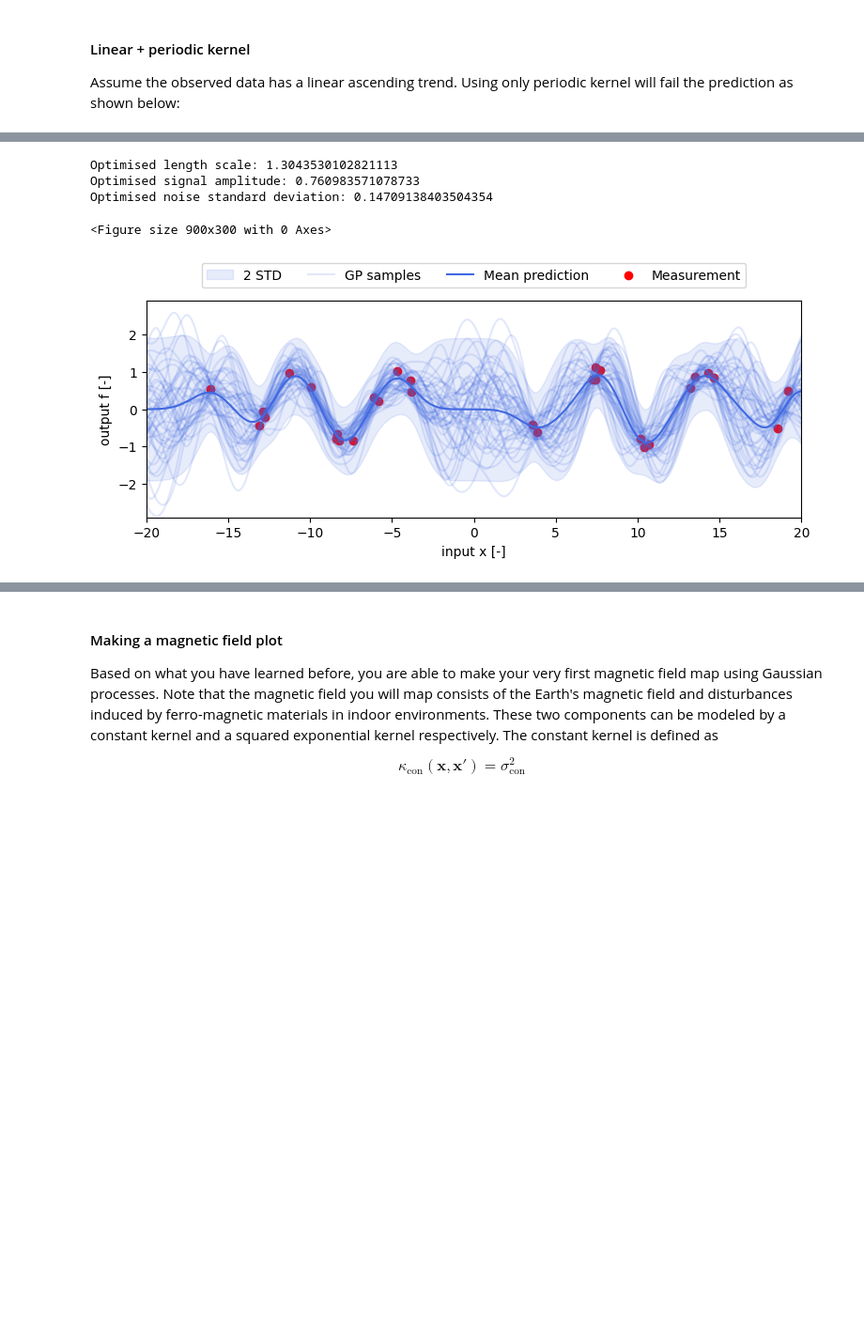
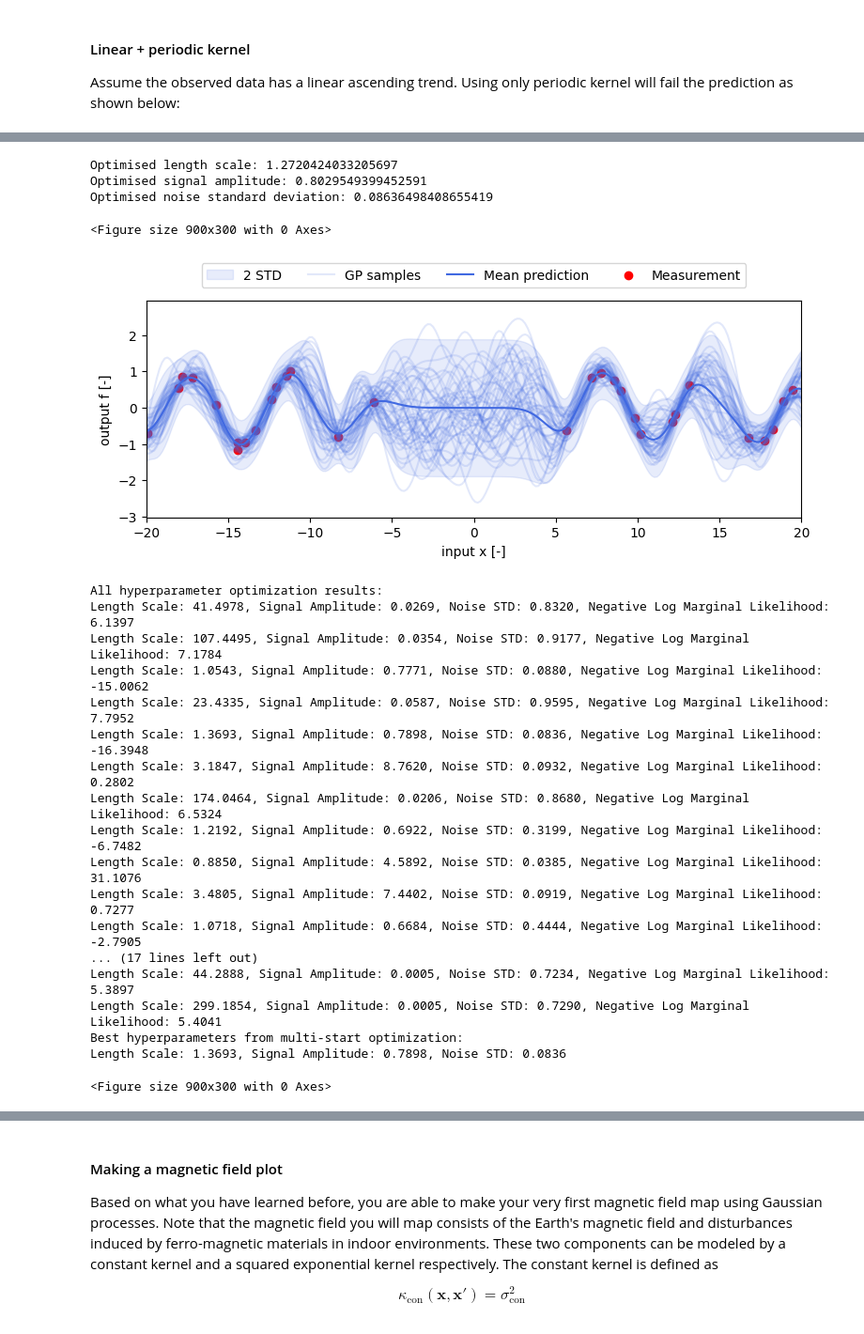
Before and after one commit to jackh1nes/PSF_Assignments, a Jupyter notebook: Assignment 3/assignment3_10.ipynb, the cells around one changed output, grey strips where cells are left out. Shown at 94% size. Saved outputs shown, nothing was run; the diff lists cells and outputs as text; code cells hidden in the pictures; blank space fills up the shorter version.

```diff
--- a/Assignment 3/assignment3_10.ipynb
+++ b/Assignment 3/assignment3_10.ipynb
@@ -447,7 +448,7 @@ def samplingFromPosterior(xPosterior, xPrior, fprior, lengthScaleSE, signalAmpli
 
 
 # these parameters can be tuned
-lengthScaleSE = 1
+lengthScaleSE = 5
 signalAmplitudeSE = 0.5
 
 ''' Code for plotting: Do not change code below '''
@@ -766,38 +773,91 @@ If you are interested in the under the hood functions: we re-paramaterise the hy
     - noiseVariance
     then transform to log space '''
 
-initialLengthScaleSE = 2.95
-initialsignalAmplitudeSE = 1.8
-initialNoiseSTD = 0.4
-
+initialLengthScaleSE = 1.3
+initialsignalAmplitudeSE = 0.65
+initialNoiseSTD = 0.1
 
 ''' Code for plotting: Do not change code below '''
 ''' Note, the optimiser assumes squared hyper-parameters, so we square the initial guess before transforming to log space '''
 s0 = np.log([initialLengthScaleSE**2, initialsignalAmplitudeSE**2, initialNoiseSTD**2])
 
 posDataOpt = np.hstack((np.random.uniform(-20, -3, 15).reshape(1, -1), np.random.uniform(3, 20, 15).reshape(1, -1)))
 posPred = np.linspace(-20, 20, 250).reshape(1, -1)
 yDataOpt = helper.generateData(posDataOpt, 'sin')
 
 ''' Optimize the hyperparameters using BFGS '''
 result = opt.minimize(GP.expLogML, s0, jac=GP.expGradLogML, method='BFGS', args=(posDataOpt, yDataOpt))
 
 ''' Extract the optimized hyperparameters, transform back from log space '''
 lengthScaleSquaredOpt = np.sqrt(np.exp(result.x[0]))
 signalAmplitudeSEOpt = np.sqrt(np.exp(result.x[1]))
 noiseSTDOpt = np.sqrt(np.exp(result.x[2]))
 
 print("Optimised length scale:", lengthScaleSquaredOpt)
 print("Optimised signal amplitude:", signalAmplitudeSEOpt)
 print("Optimised noise standard deviation:", noiseSTDOpt)
 
 plt.figure(figsize=(9,3), dpi=100)
 
 f, cov = predictSE(posPred, posDataOpt, yDataOpt, lengthScaleSquaredOpt, signalAmplitudeSEOpt, noiseSTDOpt)
 helper.makeGaussianProcessPredictionPlots(posDataOpt, yDataOpt, posPred, f, cov, 'none', noiseSTDOpt)
+
+''' MULTI-START OPTIMIZATION:'''
+# numStarts random initializations
+numStarts = 30
+results = []
+for i in range(numStarts):
+    # randomly select initial params
+    initialLengthScaleSE = np.random.uniform(0.1, 10)
+    initialsignalAmplitudeSE = np.random.uniform(0.1, 10)
+    initialNoiseSTD = np.random.uniform(0.01, 1)
+
+    s0 = np.log([initialLengthScaleSE**2, initialsignalAmplitudeSE**2, initialNoiseSTD**2])
+
+    resultNew = opt.minimize(GP.expLogML, s0, jac=GP.expGradLogML, method='BFGS', args=(posDataOpt, yDataOpt))
+
+    lengthScaleSquaredOpt = np.sqrt(np.exp(resultNew.x[0]))
+    signalAmplitudeSEOpt = np.sqrt(np.exp(resultNew.x[1]))
+    noiseSTDOpt = np.sqrt(np.exp(resultNew.x[2]))
+
+    results.append((lengthScaleSquaredOpt, signalAmplitudeSEOpt, noiseSTDOpt, resultNew.fun))
+
+print("All hyperparameter optimization results:")
+for result in results:
+    print(f"Length Scale: {result[0]:.4f}, Signal Amplitude: {result[1]:.4f}, Noise STD: {result[2]:.4f}, Negative Log Marginal Likelihood: {result[3]:.4f}")
+
+plt.figure(figsize=(9,3), dpi=100)
+
+bestResult = min(results, key=lambda x: x[3])
+lengthScaleSquaredOpt, signalAmplitudeSEOpt, noiseSTDOpt, _ = bestResult
+
+print("Best hyperparameters from multi-start optimization:")
+print(f"Length Scale: {lengthScaleSquaredOpt:.4f}, Signal Amplitude: {signalAmplitudeSEOpt:.4f}, Noise STD: {noiseSTDOpt:.4f}")
+
+# print mult-start optimization results
+f, cov = predictSE(posPred, posDataOpt, yDataOpt, lengthScaleSquaredOpt, signalAmplitudeSEOpt, noiseSTDOpt)
+helper.makeGaussianProcessPredictionPlots(posDataOpt, yDataOpt, posPred, f, cov, 'none', noiseSTDOpt)
 # %% [output]
-Optimised length scale: 1.3043530102821113
-Optimised signal amplitude: 0.760983571078733
-Optimised noise standard deviation: 0.14709138403504354
+Optimised length scale: 1.2720424033205697
+Optimised signal amplitude: 0.8029549399452591
+Optimised noise standard deviation: 0.08636498408655419
 <Figure size 900x300 with 0 Axes>
-[figure, old version]
+[figure, new version]
+All hyperparameter optimization results:
+Length Scale: 41.4978, Signal Amplitude: 0.0269, Noise STD: 0.8320, Negative Log Marginal Likelihood: 6.1397
+Length Scale: 107.4495, Signal Amplitude: 0.0354, Noise STD: 0.9177, Negative Log Marginal Likelihood: 7.1784
+Length Scale: 1.0543, Signal Amplitude: 0.7771, Noise STD: 0.0880, Negative Log Marginal Likelihood: -15.0062
+Length Scale: 23.4335, Signal Amplitude: 0.0587, Noise STD: 0.9595, Negative Log Marginal Likelihood: 7.7952
+Length Scale: 1.3693, Signal Amplitude: 0.7898, Noise STD: 0.0836, Negative Log Marginal Likelihood: -16.3948
+Length Scale: 3.1847, Signal Amplitude: 8.7620, Noise STD: 0.0932, Negative Log Marginal Likelihood: 0.2802
+Length Scale: 174.0464, Signal Amplitude: 0.0206, Noise STD: 0.8680, Negative Log Marginal Likelihood: 6.5324
+Length Scale: 1.2192, Signal Amplitude: 0.6922, Noise STD: 0.3199, Negative Log Marginal Likelihood: -6.7482
+Length Scale: 0.8850, Signal Amplitude: 4.5892, Noise STD: 0.0385, Negative Log Marginal Likelihood: 31.1076
+Length Scale: 3.4805, Signal Amplitude: 7.4402, Noise STD: 0.0919, Negative Log Marginal Likelihood: 0.7277
+Length Scale: 1.0718, Signal Amplitude: 0.6684, Noise STD: 0.4444, Negative Log Marginal Likelihood: -2.7905
+... (17 lines left out)
+Length Scale: 44.2888, Signal Amplitude: 0.0005, Noise STD: 0.7234, Negative Log Marginal Likelihood: 5.3897
+Length Scale: 299.1854, Signal Amplitude: 0.0005, Noise STD: 0.7290, Negative Log Marginal Likelihood: 5.4041
+Best hyperparameters from multi-start optimization:
+Length Scale: 1.3693, Signal Amplitude: 0.7898, Noise STD: 0.0836
+<Figure size 900x300 with 0 Axes>
```
Also changed, not shown: parts of 9 cells of this notebook.
